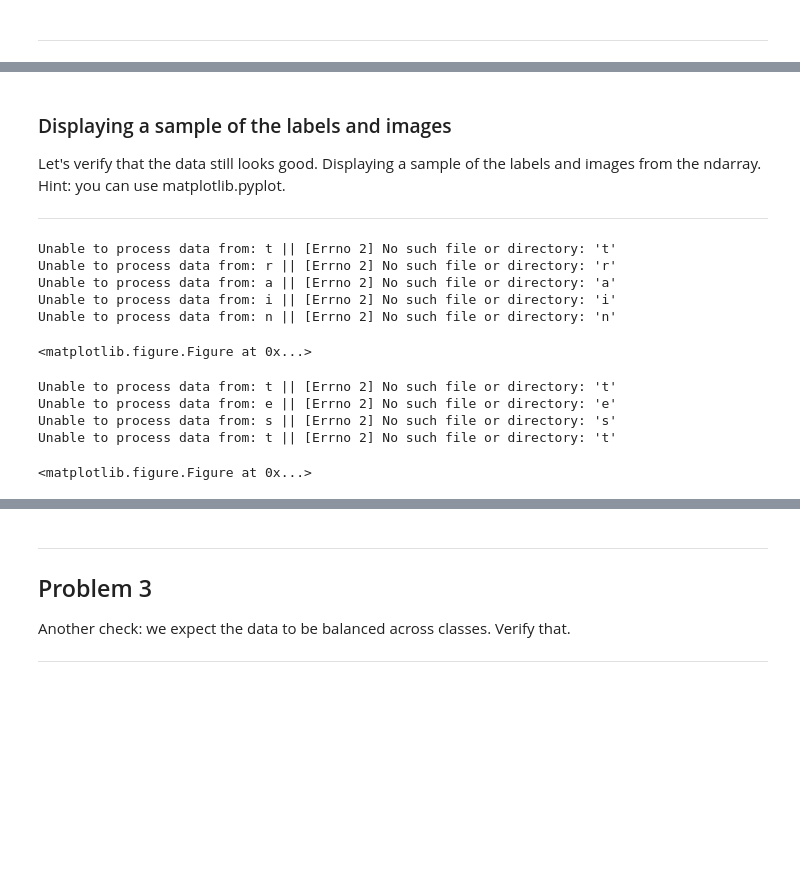
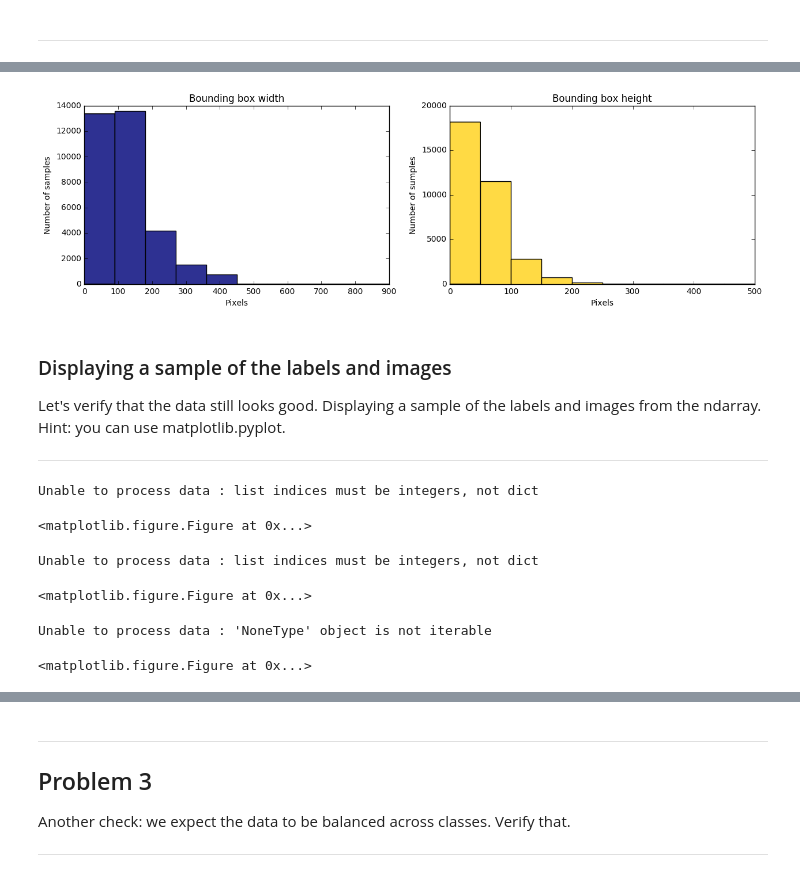
Before and after one commit to SayakaNogawa/Capstone_Deep_Learning, a Jupyter notebook: build_a_live_camera.ipynb, the cells around one changed output, grey strips where cells are left out. Saved outputs shown, nothing was run; the diff lists cells and outputs as text; code cells hidden in the pictures; blank space fills up the shorter version.

```diff
--- a/build_a_live_camera.ipynb
+++ b/build_a_live_camera.ipynb
@@ -302,3 +415,19 @@ box_dims.describe()
+# %%
+fig, (ax1, ax2) = plt.subplots(1, 2, figsize=(15,4))
+
+ax1.hist(box_width, range=[0, 900], facecolor='#2E3192')
+ax1.set_title('Bounding box width')
+ax1.set_xlabel('Pixels')
+ax1.set_ylabel('Number of samples')
+
+ax2.hist(box_height, range=[0, 500], facecolor='#FFDA44')
+ax2.set_title('Bounding box height')
+ax2.set_xlabel('Pixels')
+ax2.set_ylabel('Number of sumples')
+
+plt.show()
+# %% [output]
+[figure, added]
 # %% [markdown]
 
 ### Displaying a sample of the labels and images
@@ -307,43 +436,35 @@ Let's verify that the data still looks good. Displaying a sample of the labels a
 
 ---
 # %%
-%matplotlib inline
+def show_random(dataset, folder, n):
+  fig = plt.figure()
+  fig.set_size_inches(6, 5)
+  try:
+    with open(dataset, 'rb') as f:
+    train_dataset = pickle.load(f)
+    train_imgsize = np.ndarray([len(train_dataset),2])
+    for i in np.arange(len(train_dataset)):
+      filename = train_dataset[i]['filename']
+      fullname = os.path.join('train', filename)
+      img = Image.open(fullname)
+      train_imgsize[i, :] = img.size[:]
 
-def show_random(datasets, n):
-    fig = plt.figure()
-    fig.set_size_inches(10, 5)
+    for i in np.arange(len(test_dataset)):
+      sample = random.sample(range(len(train_dataset)), 10)
+    filename = os.path.join('train', train_dataset[i]['filename'])
+      for i in dataset:
+        plt.imshow(train_dataset[i]['filename'], cmap=plt.cm.gray)
+  except Exception as e:
+    print('Unable to process data :', e)
+  plt.show()
 
-    for idx, vals in enumerate(datasets):
-        try:
-            with open(vals, "rb") as f:
-                fonts = pickle.load(f)
-            sample = random.sample(range(len(fonts)), n)
-
-            label = letter.split('/')[1]
-            title = '%s\nsample: %s' % (label, str(n))
-
-            a=fig.add_subplot(2,5,idx+1)
-            a.set_title(title)
-
-            for img in sample:
-                plt.imshow(fonts[img], cmap=plt.cm.gray)
-
-        except Exception as e:
-            print('Unable to process data from:', vals, '||', e)
-
-    plt.show()
-
-show_random(train_folders, 10)
-show_random(test_folders, 10)
+show_random(train_dataset,'train', 10)
+show_random(test_dataset, 'test', 10)
+show_random(extra_dataset, 'extra', 10)
 # %% [output]
-Unable to process data from: t || [Errno 2] No such file or directory: 't'
-Unable to process data from: r || [Errno 2] No such file or directory: 'r'
-Unable to process data from: a || [Errno 2] No such file or directory: 'a'
-Unable to process data from: i || [Errno 2] No such file or directory: 'i'
-Unable to process data from: n || [Errno 2] No such file or directory: 'n'
+Unable to process data : list indices must be integers, not dict
 <matplotlib.figure.Figure at 0x...>
-Unable to process data from: t || [Errno 2] No such file or directory: 't'
-Unable to process data from: e || [Errno 2] No such file or directory: 'e'
-Unable to process data from: s || [Errno 2] No such file or directory: 's'
-Unable to process data from: t || [Errno 2] No such file or directory: 't'
+Unable to process data : list indices must be integers, not dict
 <matplotlib.figure.Figure at 0x...>
+Unable to process data : 'NoneType' object is not iterable
+<matplotlib.figure.Figure at 0x...>
```
Also changed, not shown: parts of 28 cells of this notebook.
